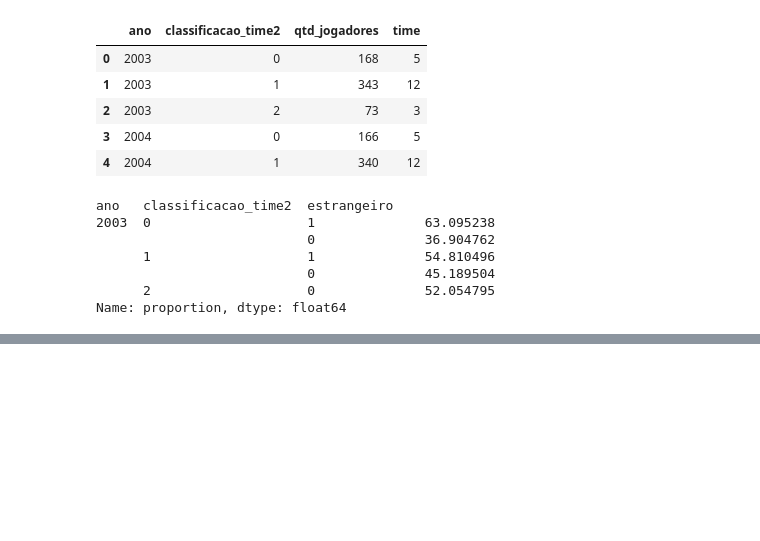
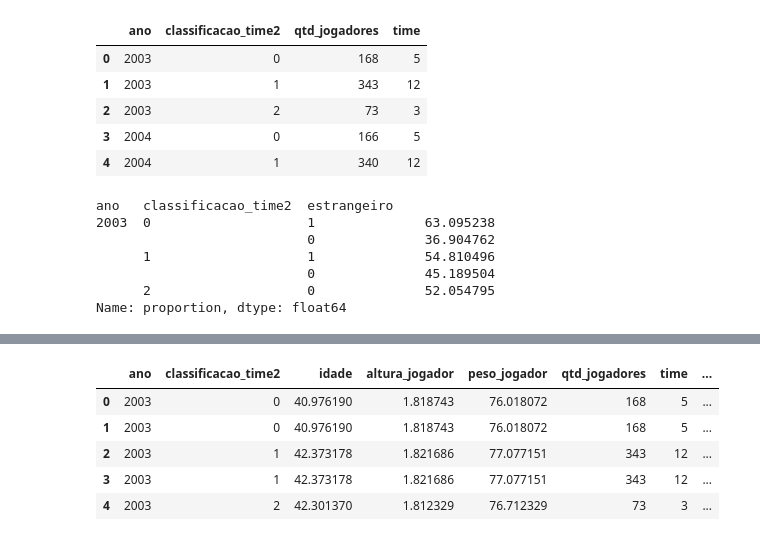
Before and after one commit to abilioepalanga/Modelo-de-previs-o-da-Premier-League-inglesa, a Jupyter notebook: Dados/previsão.ipynb, the cells around one changed output, grey strips where cells are left out. Drawn from its saved outputs; the diff is of its cells as text; code cells hidden in the pictures; blank space fills up the shorter version.

```diff
--- a/Dados/previsão.ipynb
+++ b/Dados/previsão.ipynb
@@ -784,0 +806,13 @@ perct_estrangeiro_DF.head()
+# %%
+#analise_final = pd.concat([media_classificacao_time2, qtd_jogadores_posicao, perct_estrangeiro_DF], axis=1, join='inner')
+analise_final = pd.merge(media_classificacao_time2, qtd_jogadores_posicao, on=['ano','classificacao_time2'])
+analise_final = pd.merge(analise_final, perct_estrangeiro_DF, on=['ano','classificacao_time2'])
+# %%
+analise_final.head()
+# %% [output]
+|  | ano | classificacao_time2 | idade | altura_jogador | peso_jogador | qtd_jogadores | time | ... |
+| 0 | 2003 | 0 | 40.976190 | 1.818743 | 76.018072 | 168 | 5 | ... |
+| 1 | 2003 | 0 | 40.976190 | 1.818743 | 76.018072 | 168 | 5 | ... |
+| 2 | 2003 | 1 | 42.373178 | 1.821686 | 77.077151 | 343 | 12 | ... |
+| 3 | 2003 | 1 | 42.373178 | 1.821686 | 77.077151 | 343 | 12 | ... |
+| 4 | 2003 | 2 | 42.301370 | 1.812329 | 76.712329 | 73 | 3 | ... |
```
Also changed, not shown: parts of 8 cells of this notebook.
